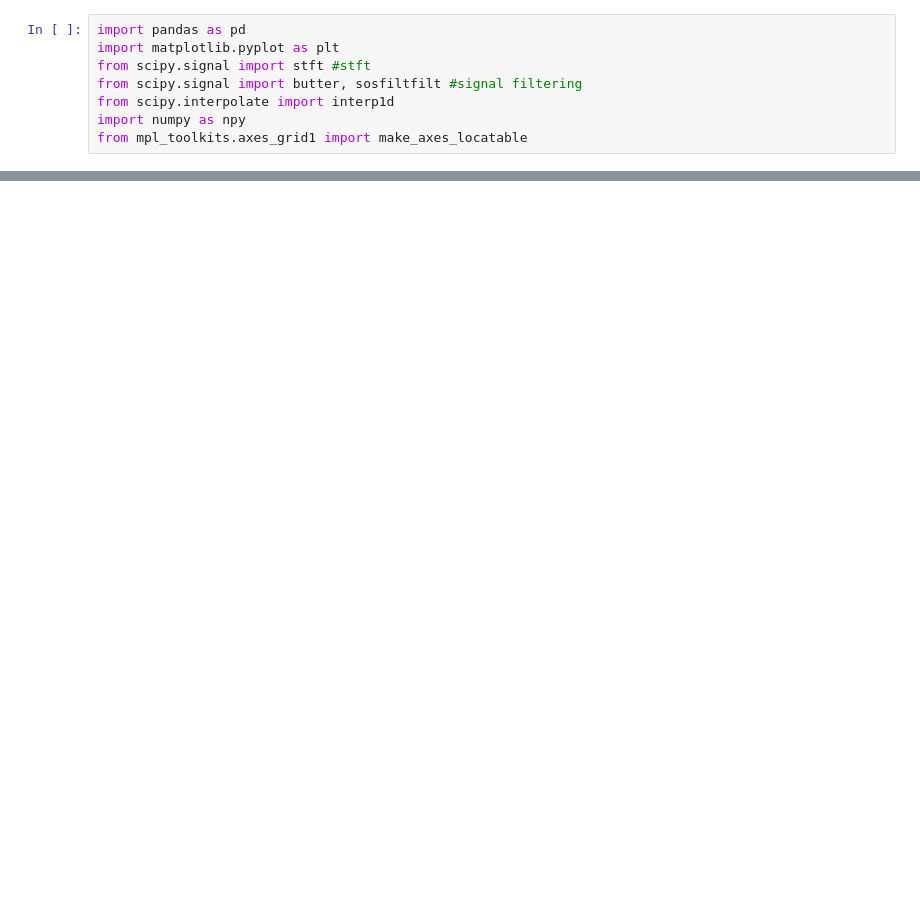
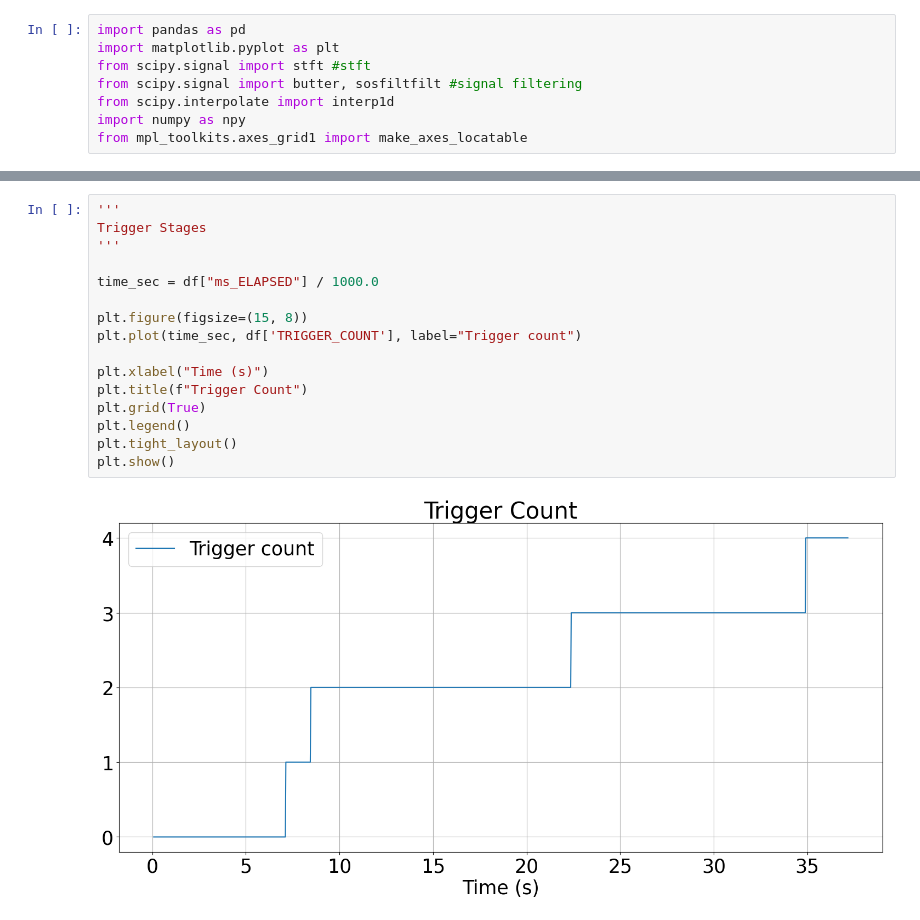
Before and after one commit to mseitzdev/MuseCrocMobile_Analysis, a Jupyter notebook: EEG_Pre_Processed.ipynb, the cells around one changed output, grey strips where cells are left out. Saved outputs shown, nothing was run; the diff lists cells and outputs as text; blank space fills up the shorter version.

```diff
--- a/EEG_Pre_Processed.ipynb
+++ b/EEG_Pre_Processed.ipynb
@@ -195,0 +199,18 @@ plt.show()
+# %%
+'''
+Trigger Stages
+'''
+
+time_sec = df["ms_ELAPSED"] / 1000.0
+
+plt.figure(figsize=(15, 8))
+plt.plot(time_sec, df['TRIGGER_COUNT'], label="Trigger count")
+
+plt.xlabel("Time (s)")
+plt.title(f"Trigger Count")
+plt.grid(True)
+plt.legend()
+plt.tight_layout()
+plt.show()
+# %% [output]
+[figure, added]
```
Also changed, not shown: parts of 6 cells of this notebook.
